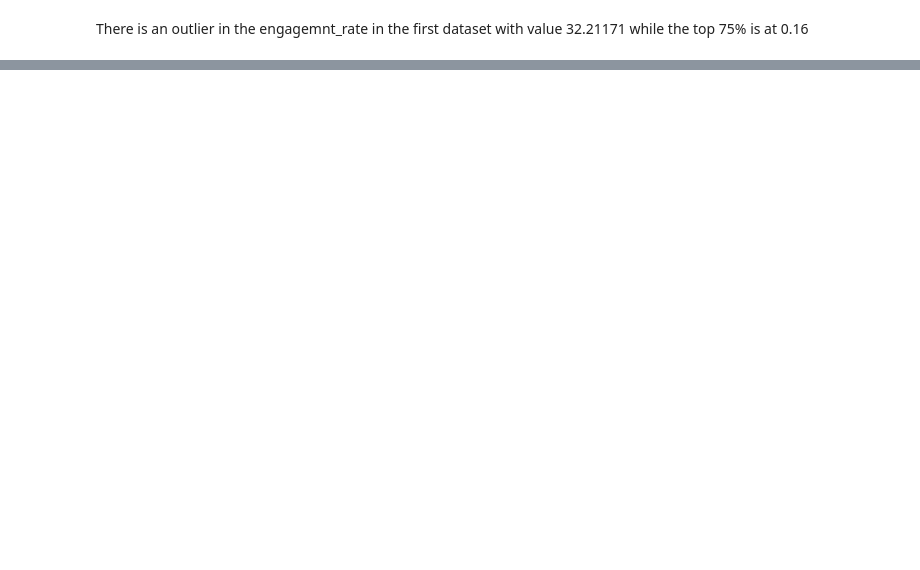
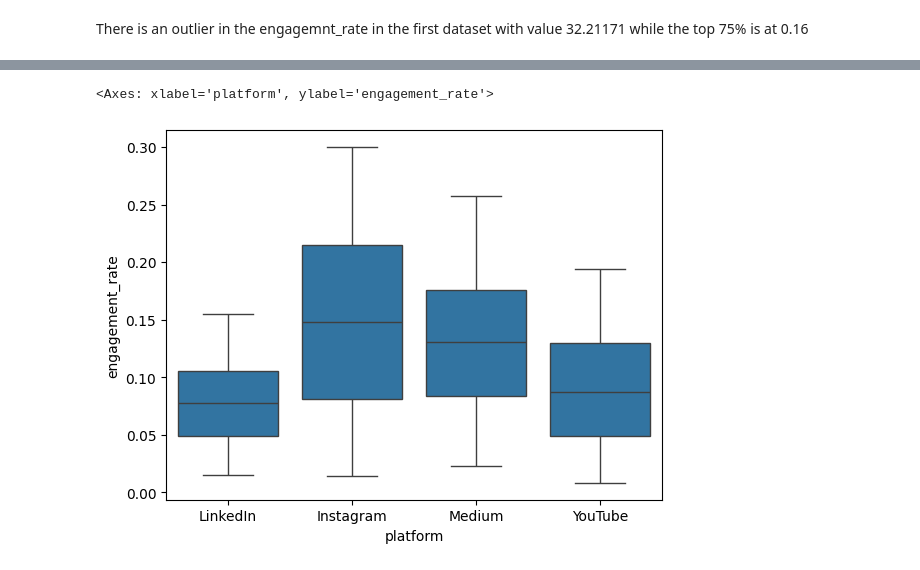
Before and after one commit to 3bdallahai/Social-Media-Intelligence-And-Insights, a Jupyter notebook: Drafts/dataCleaning.ipynb, the cells around one changed output, grey strips where cells are left out. Cells and saved outputs as stored; diff of their text form; code cells hidden in the pictures; blank space fills up the shorter version.

```diff
--- a/Drafts/dataCleaning.ipynb
+++ b/Drafts/dataCleaning.ipynb
@@ -127,0 +210,5 @@ There is an outlier in the engagemnt_rate in the first dataset with value 32.211
+# %%
+sns.boxplot(x='platform', y='engagement_rate', data=df_2)
+# %% [output]
+<Axes: xlabel='platform', ylabel='engagement_rate'>
+[figure, added]
```
Also changed, not shown: parts of 14 cells of this notebook.
